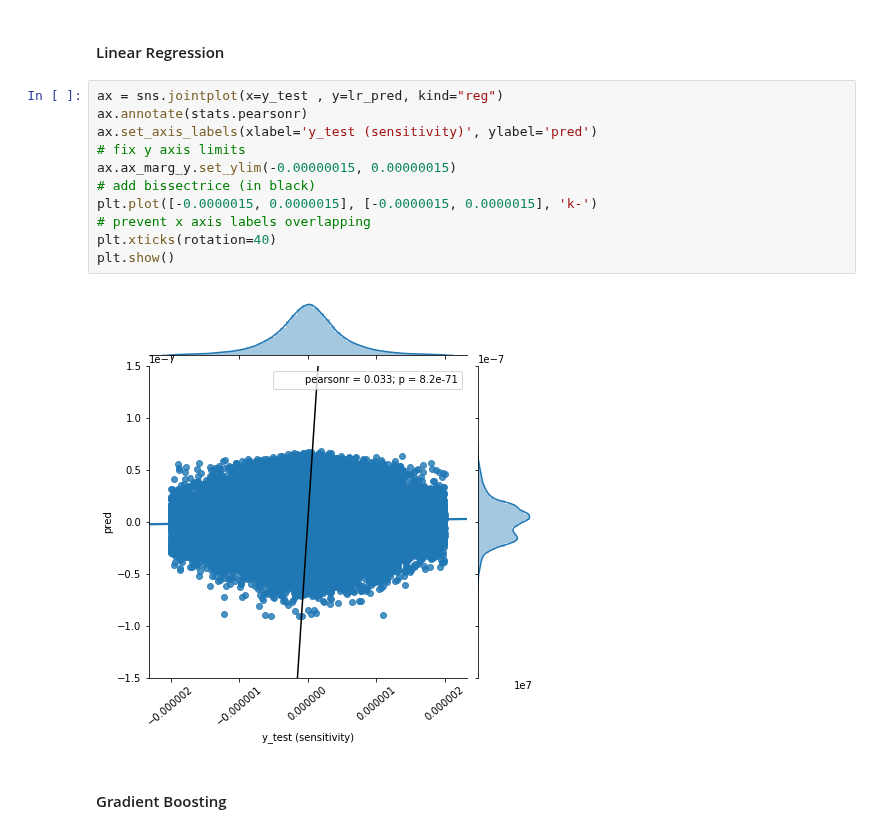
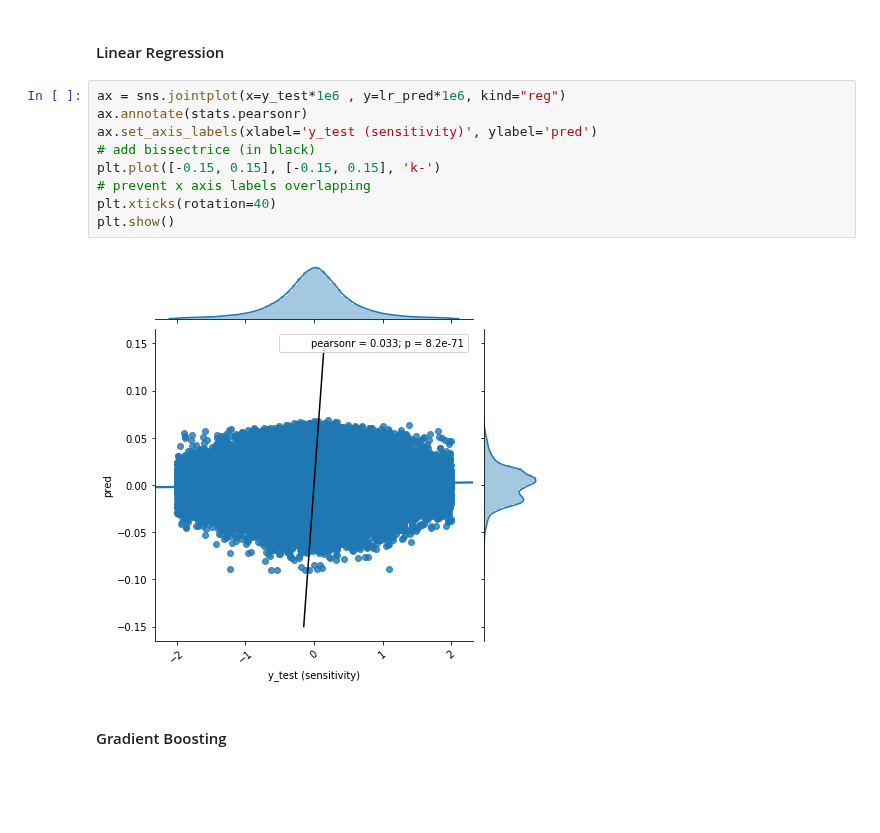
Before and after one commit to JCSDA-internal/FSOI, a Jupyter notebook: ml_scripts/eda_without_outliers_ch14.ipynb, the cells around one changed output. Drawn from its saved outputs; the diff is of its cells as text; blank space fills up the shorter version.

```diff
--- a/ml_scripts/eda_without_outliers_ch14.ipynb
+++ b/ml_scripts/eda_without_outliers_ch14.ipynb
@@ -139,18 +144,16 @@ gbm_pred = gbm.predict(X_test, num_iteration=gbm.best_iteration_)
 # %% [markdown]
 #### Linear Regression
 # %%
-ax = sns.jointplot(x=y_test , y=lr_pred, kind="reg")
+ax = sns.jointplot(x=y_test*1e6 , y=lr_pred*1e6, kind="reg")
 ax.annotate(stats.pearsonr)
 ax.set_axis_labels(xlabel='y_test (sensitivity)', ylabel='pred')
-# fix y axis limits
-ax.ax_marg_y.set_ylim(-0.00000015, 0.00000015)
 # add bissectrice (in black)
-plt.plot([-0.0000015, 0.0000015], [-0.0000015, 0.0000015], 'k-')
+plt.plot([-0.15, 0.15], [-0.15, 0.15], 'k-')
 # prevent x axis labels overlapping
 plt.xticks(rotation=40)
 plt.show()
 # %% [output]
-[figure, old version]
+[figure, new version]
 # %% [markdown]
 #### Gradient Boosting
 # %%
```
Also changed, not shown: parts of 11 cells of this notebook, 2 other files.
